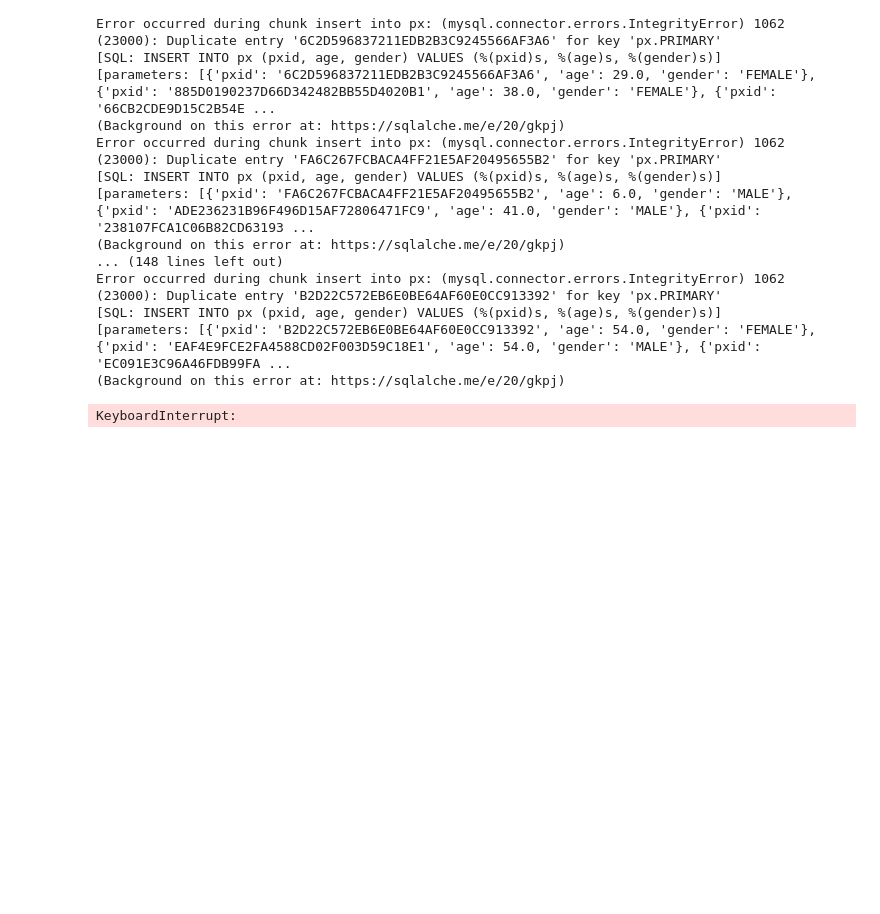
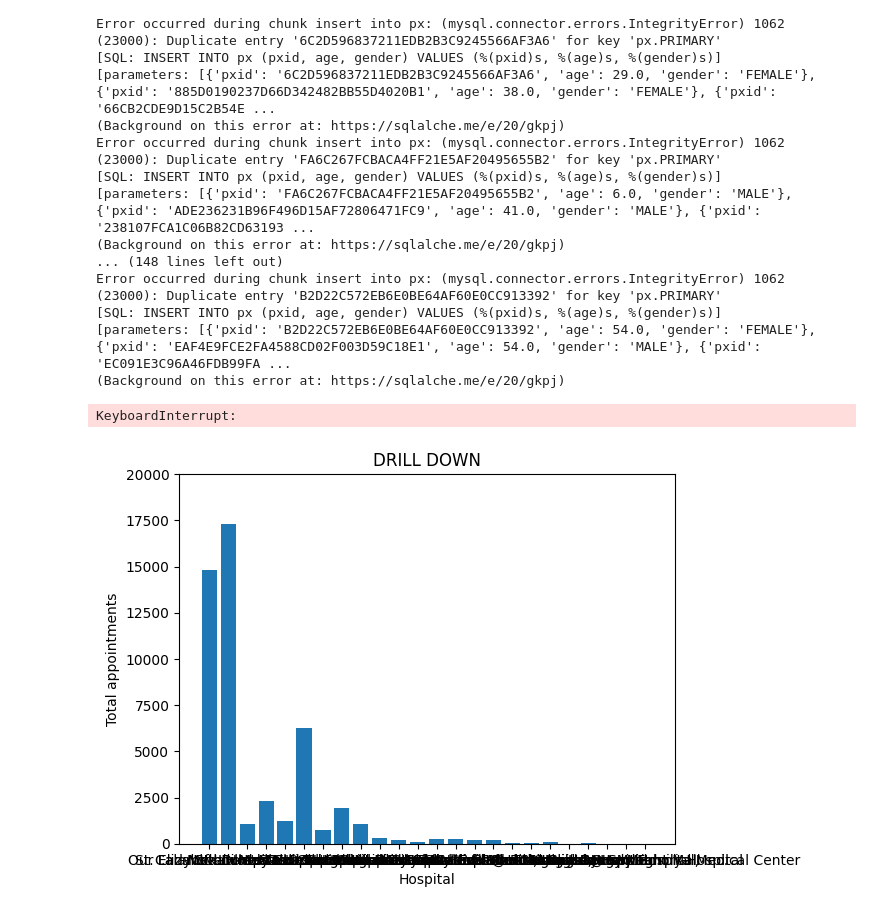
Before and after one commit to ReignLarraquel/MCO1---ADVDB, a Jupyter notebook: DataCleaning.ipynb, the cells around one changed output. Cells and saved outputs as stored; diff of their text form; code cells hidden in the pictures; blank space fills up the shorter version.

```diff
--- a/DataCleaning.ipynb
+++ b/DataCleaning.ipynb
@@ -572,3 +555,48 @@ Error occurred during chunk insert into px: (mysql.connector.errors.IntegrityErr
 [parameters: [{'pxid': 'B2D22C572EB6E0BE64AF60E0CC913392', 'age': 54.0, 'gender': 'FEMALE'}, {'pxid': 'EAF4E9FCE2FA4588CD02F003D59C18E1', 'age': 54.0, 'gender': 'MALE'}, {'pxid': 'EC091E3C96A46FDB99FA ...
 (Background on this error at: https://sqlalche.me/e/20/gkpj)
 KeyboardInterrupt:
+# %%
+import mysql.connector
+import numpy as np
+import matplotlib.pyplot as plt
+
+mydb = mysql.connector.connect(
+    host="LAPTOP-R2FSBDG6",
+    user="nathan",
+    password="nathan",
+    database="appointments"
+)
+# %%
+
+cursor = mydb.cursor()
+
+cursor.execute("""
+SELECT c.clinicid, c.hospitalname, a.type, a.status, COUNT(a.pxid) as total_appointments
+FROM appointments a
+JOIN clinics c ON a.clinicid = c.clinicid
+GROUP BY c.clinicid, a.type, a.status;
+""")
+
+
+result = cursor.fetchall
+# %%
+
+hospital = []
+app_type = []
+app_status = []
+total_appointments = []
+
+for i in cursor:
+    hospital.append(i[1])
+    app_type.append(i[2])
+    app_status.append(i[3])
+    total_appointments.append(i[4])
+# %%
+plt.bar(hospital, total_appointments)
+plt.ylim(0, 20000)
+plt.xlabel("Hospital")
+plt.ylabel("Total appointments")
+plt.title("DRILL DOWN")
+plt.show()
+# %% [output]
+[figure, added]
```
Also changed, not shown: parts of 7 cells of this notebook, 1 other file.
